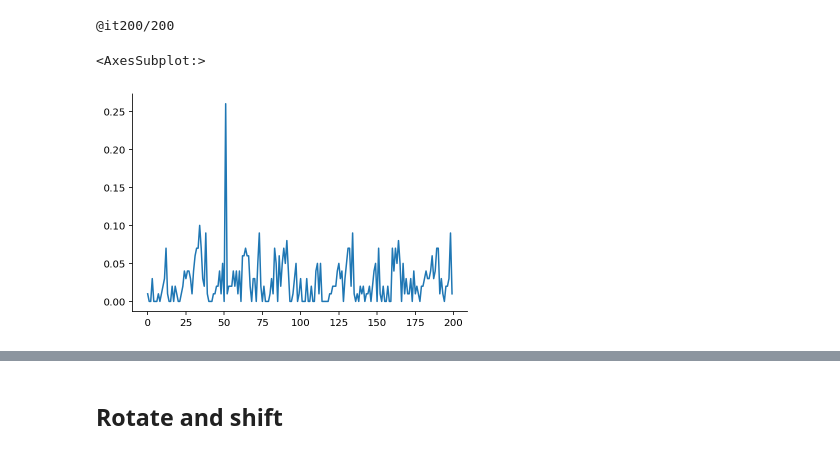
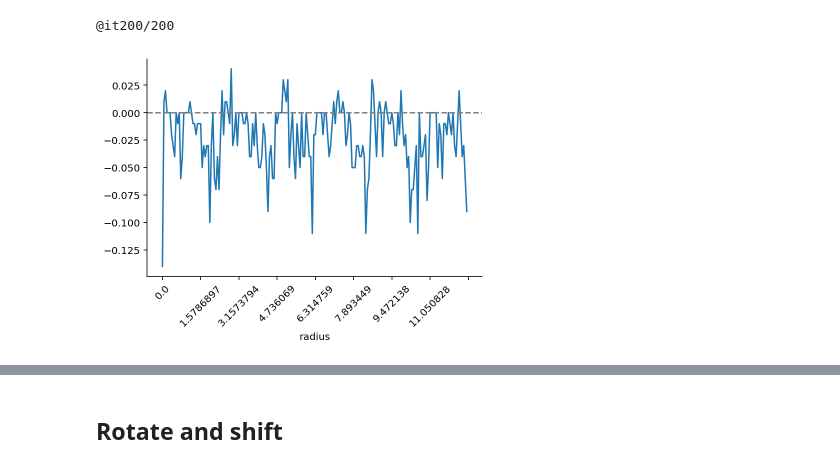
Before and after one commit to probml/shift-happens, a Jupyter notebook: notebooks/shifting-moons-exp-002.ipynb, the cells around one changed output, grey strips where cells are left out. Cells and saved outputs as stored; diff of their text form; code cells hidden in the pictures.

```diff
--- a/notebooks/shifting-moons-exp-002.ipynb
+++ b/notebooks/shifting-moons-exp-002.ipynb
@@ -311,0 +357,31 @@ _, rebuild_params = jax.flatten_util.ravel_pytree(hist["params"][0])
+# %%
+n_components = 100
+proj = PCA(n_components=n_components)
+w_transformed = proj.fit_transform(params_flat_hist)
+_, rebuild_params = jax.flatten_util.ravel_pytree(params_hist[0])
+# %%
+components = range(0, 210, 10)
+
+errors = []
+for n_components in components:
+    n_components = 1 if n_components == 0 else n_components
+    print(f"Evaluating component {n_components}")
+    proj = PCA(n_components=n_components)
+    w_transformed = proj.fit_transform(params_flat_hist)
+    _, rebuild_params = jax.flatten_util.ravel_pytree(params_hist[0])
+    hist_values = create_comparisson_df(model, w_transformed, params_hist, radii, proj)
+
+    error = hist_values.diff(axis=1).dropna(axis=1)
+    mean_abs_error = error.abs().mean().item()
+    mean_error = error.mean().item()
+
+    errors_entry = {
+        "n_components": n_components,
+        "mean_abs_error": mean_abs_error,
+        "mean_error": mean_error
+    }
+
+    errors.append(errors_entry)
+
+    print(f"{mean_abs_error=:0.4f}")
+    print(f"{mean_error=:0.4f}", end="\n"*2)
@@ -318,7 +427,7 @@ for ix, radius in enumerate(radii):
 
     w_approx =  proj.inverse_transform(w_transformed[ix])
     w_approx = rebuild_params(w_approx)
-    w_full = hist["params"][ix]
+    w_full = params_hist[ix]
 
     X_test, y_test = make_rotating_moons(radii[ix], n_samples=100)
 
@@ -326,20 +435,22 @@ for ix, radius in enumerate(radii):
     accuracy_full = (model.apply(w_full, X_test).round().ravel() == y_test).mean().item()
 
     entry = {
-        "radius": radius,
+        "radius": radius.item(),
+        "accuracy_full": accuracy_full,
         "accuracy_approx": accuracy_proj,
-        "accuracy_full": accuracy_full
     }
 
     hist_values.append(entry)
+df_values = pd.DataFrame(hist_values).set_index("radius")
 # %% [output]
 @it200/200
 # %%
-df_values = pd.DataFrame(hist_values)
-(df_values["accuracy_approx"] - df_values["accuracy_full"]).abs().plot()
+df_values = pd.DataFrame(hist_values).set_index("radius")
+df_values.diff(axis=1).iloc[:, 1].plot()
+plt.axhline(y=0, c="tab:gray", linestyle="--")
+plt.xticks(rotation=45);
 # %% [output]
-<AxesSubplot:>
-[figure, old version]
+[figure, new version]
 # %%
 fig, ax = plt.subplots()
 
```
Also changed, not shown: parts of 18 cells of this notebook.
